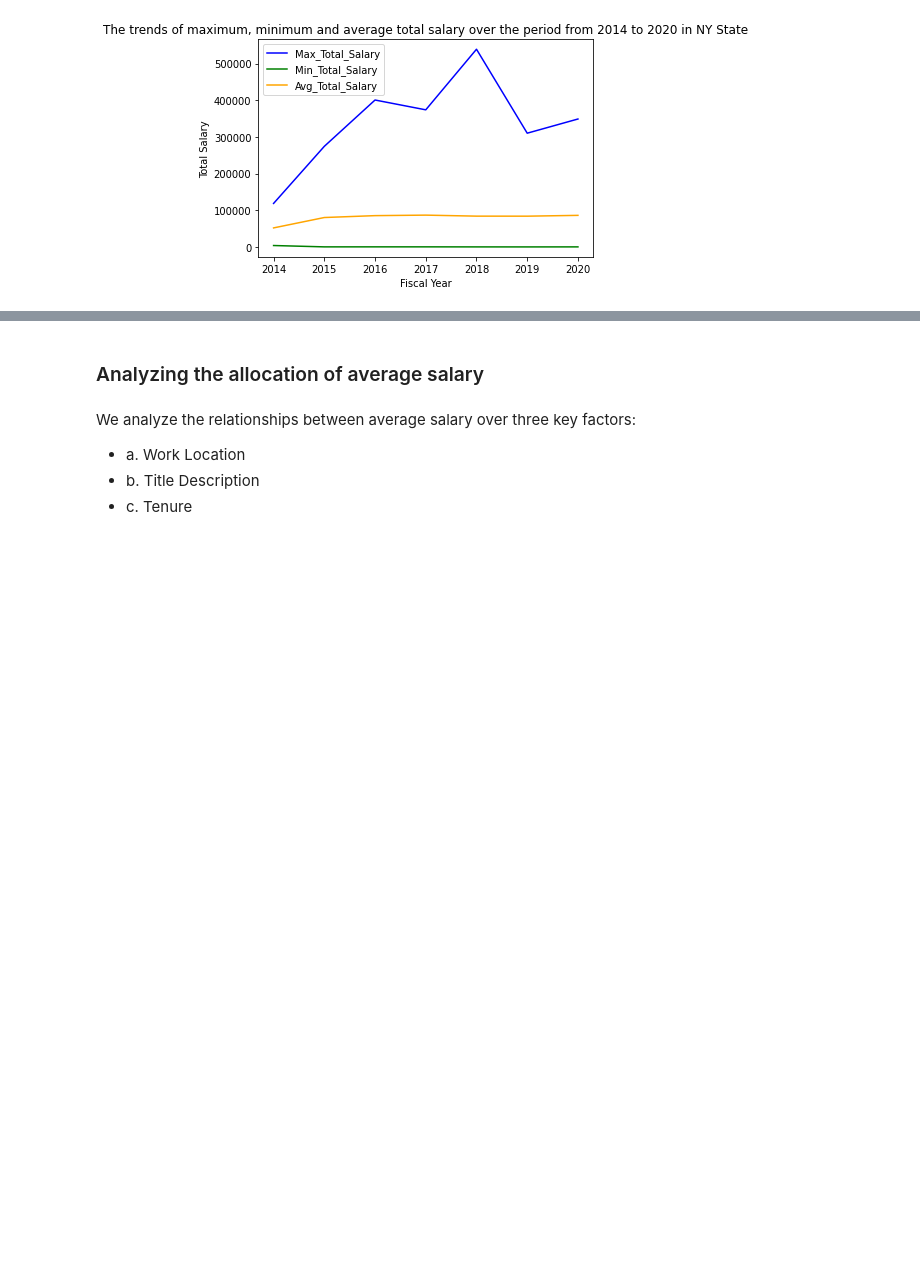
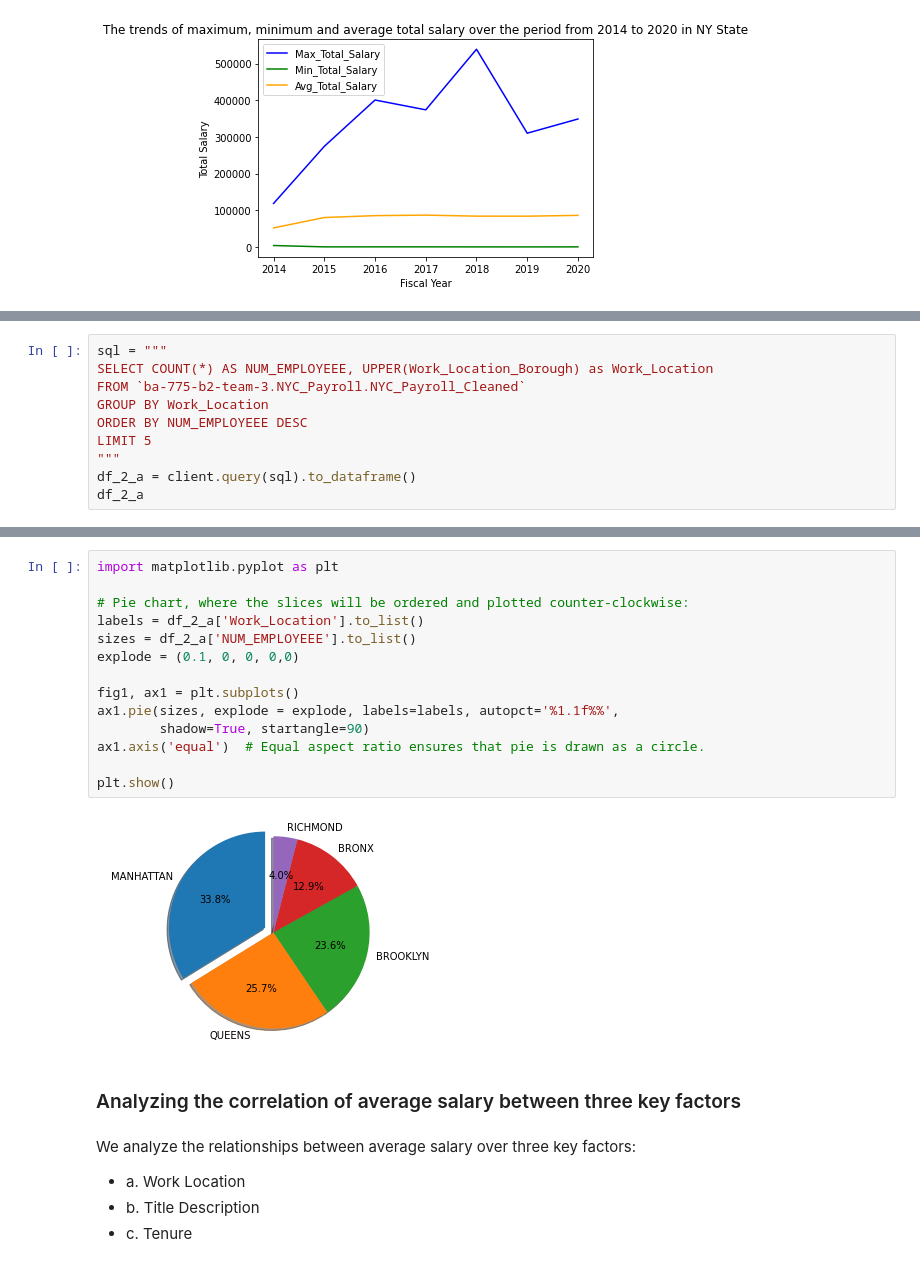
Before and after one commit to LinhTo11/BA775-B2-Team-3-NYC-Payroll, a Jupyter notebook: B2_Team3.ipynb, the cells around one changed output, grey strips where cells are left out. Saved outputs shown, nothing was run; the diff lists cells and outputs as text; blank space fills up the shorter version.

```diff
--- a/B2_Team3.ipynb
+++ b/B2_Team3.ipynb
@@ -269,0 +266,10 @@ using plt.pie()
+# %%
+sql = """
+SELECT COUNT(*) AS NUM_EMPLOYEEE, UPPER(Work_Location_Borough) as Work_Location
+FROM `ba-775-b2-team-3.NYC_Payroll.NYC_Payroll_Cleaned`
+GROUP BY Work_Location
+ORDER BY NUM_EMPLOYEEE DESC
+LIMIT 5
+"""
+df_2_a = client.query(sql).to_dataframe()
+df_2_a
@@ -270,5 +283,21 @@ using plt.pie()
+# %%
+import matplotlib.pyplot as plt
+
+# Pie chart, where the slices will be ordered and plotted counter-clockwise:
+labels = df_2_a['Work_Location'].to_list()
+sizes = df_2_a['NUM_EMPLOYEEE'].to_list()
+explode = (0.1, 0, 0, 0,0)
+
+fig1, ax1 = plt.subplots()
+ax1.pie(sizes, explode = explode, labels=labels, autopct='%1.1f%%',
+        shadow=True, startangle=90)
+ax1.axis('equal')  # Equal aspect ratio ensures that pie is drawn as a circle.
+
+plt.show()
+# %% [output]
+[figure, added]
 # %% [markdown]
-### Analyzing the allocation of average salary
+### Analyzing the correlation of average salary between three key factors
 # %% [markdown]
 We analyze the relationships between average salary over three key factors:
 
```
Also changed, not shown: parts of 27 cells of this notebook.
